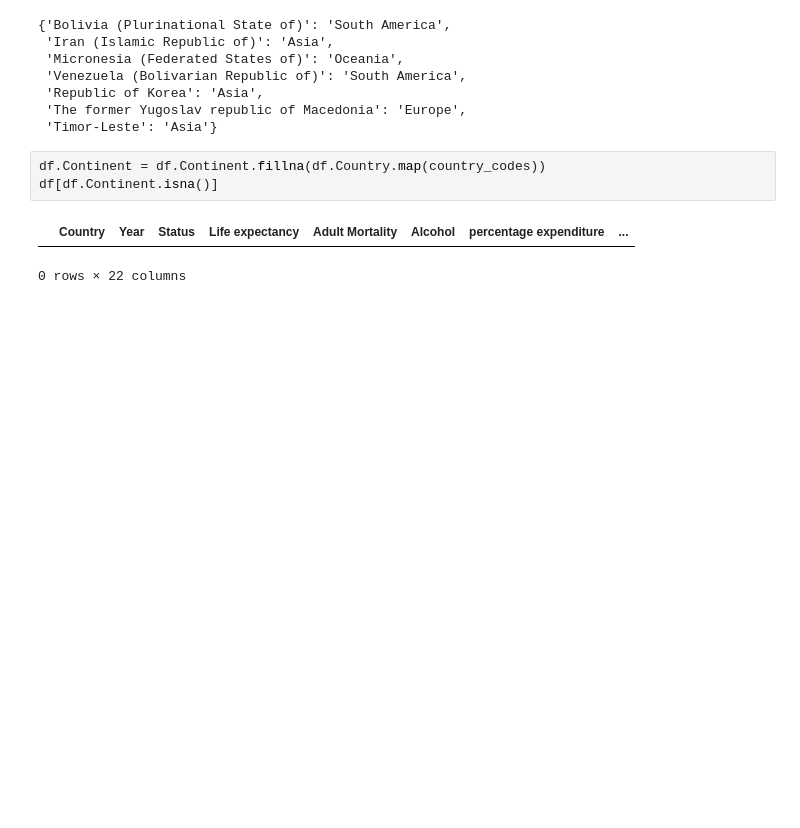
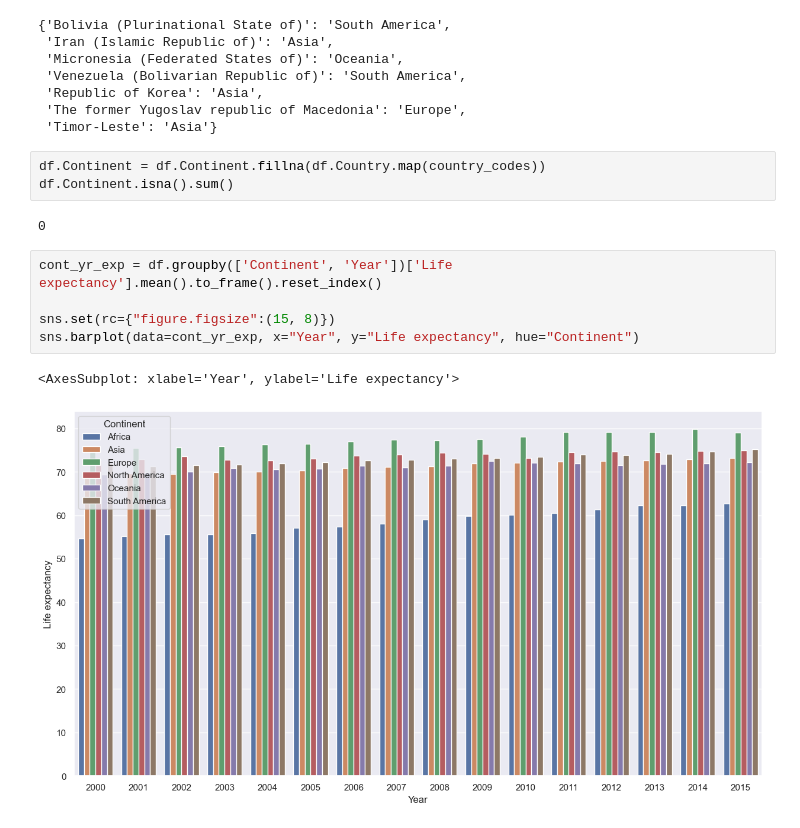
Before and after one commit to EDA-writing/Team-Clover-EDA, a Jupyter notebook: eda.ipynb, the cells around one changed output. Saved outputs shown, nothing was run; the diff lists cells and outputs as text; blank space fills up the shorter version.

Commit message:
few more plots

```diff
--- a/eda.ipynb
+++ b/eda.ipynb
@@ -281,7 +289,14 @@ country_codes
  'Timor-Leste': 'Asia'}
 # %%
 df.Continent = df.Continent.fillna(df.Country.map(country_codes))
-df[df.Continent.isna()]
+df.Continent.isna().sum()
 # %% [output]
-|  | Country | Year | Status | Life expectancy | Adult Mortality | Alcohol | percentage expenditure | ... |
-0 rows × 22 columns
+0
+# %%
+cont_yr_exp = df.groupby(['Continent', 'Year'])['Life expectancy'].mean().to_frame().reset_index()
+
+sns.set(rc={"figure.figsize":(15, 8)})
+sns.barplot(data=cont_yr_exp, x="Year", y="Life expectancy", hue="Continent")
+# %% [output]
+<AxesSubplot: xlabel='Year', ylabel='Life expectancy'>
+[figure, added]
```
Also changed, not shown: parts of 14 cells of this notebook.
